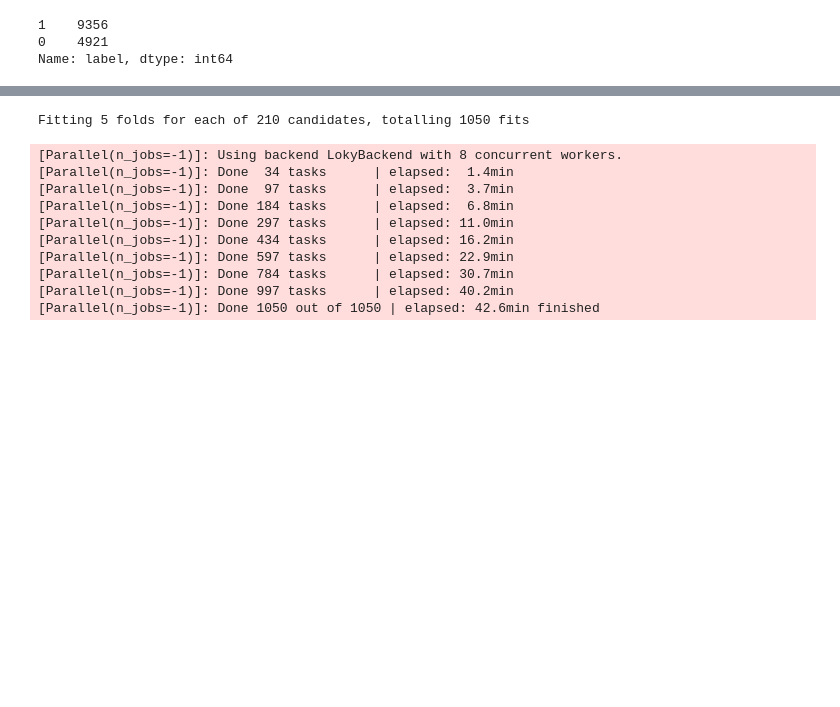
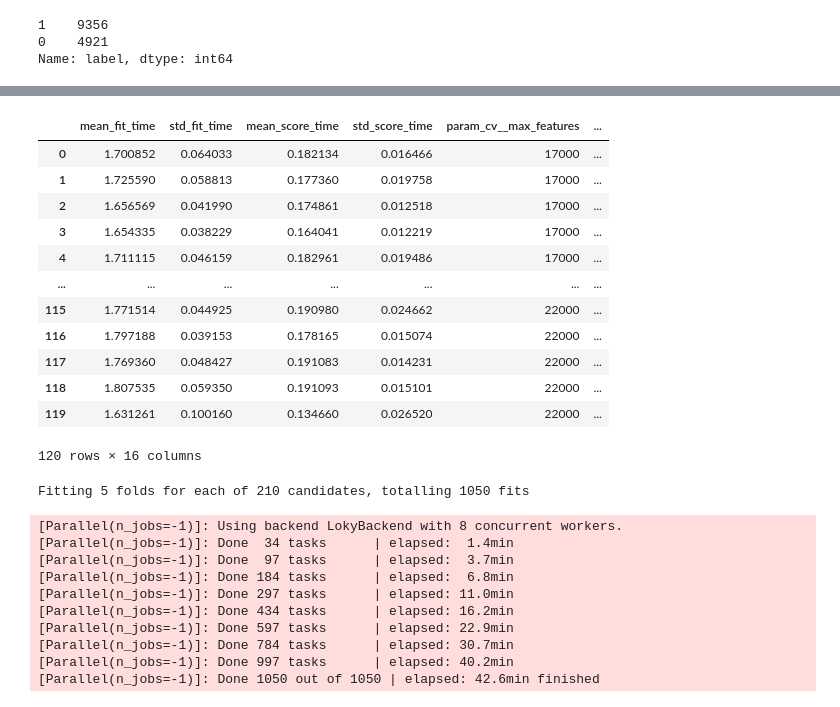
Before and after one commit to georgegarrington/mlLabs, a Jupyter notebook: coursework/v3.ipynb, the cells around one changed output, grey strips where cells are left out. Cells and saved outputs as stored; diff of their text form; code cells hidden in the pictures; blank space fills up the shorter version.

```diff
--- a/coursework/v3.ipynb
+++ b/coursework/v3.ipynb
@@ -352,0 +540,18 @@ def gridSearch(pipeline, params):
+# %%
+# Fifth iteration with the multinomial naive bayes algorithm,
+# trying ngrams from (1,8) to (1,12), 17000 max features in the vocabulary up to 22000 max features
+# in increments of 1000, and try values of 3-6 for alpha
+
+mNB_pipelineV5 = Pipeline([
+    ('cv', CountVectorizer()),
+    ('nb', MultinomialNB())
+])
+
+mNB_paramsV5 = {
+    'cv__ngram_range' : [(1,x) for x in range (8,13)],
+    'cv__max_features' : [1000 * i for i in range (17,23)],
+    'nb__alpha' : [i for i in range (3,7)]
+}
+
+mNBResult_V5 = grid_search(mNB_pipelineV5, mNB_paramsV5)
+report_scores(mNBResult_V5)
@@ -353,3 +691,20 @@ def gridSearch(pipeline, params):
+# %%
+#how to display the results of the grid search as a large table
+pd.DataFrame(mNBResult_V5.cv_results_)
+# %% [output]
+|  | mean_fit_time | std_fit_time | mean_score_time | std_score_time | param_cv__max_features | ... |
+| 0 | 1.700852 | 0.064033 | 0.182134 | 0.016466 | 17000 | ... |
+| 1 | 1.725590 | 0.058813 | 0.177360 | 0.019758 | 17000 | ... |
+| 2 | 1.656569 | 0.041990 | 0.174861 | 0.012518 | 17000 | ... |
+| 3 | 1.654335 | 0.038229 | 0.164041 | 0.012219 | 17000 | ... |
+| 4 | 1.711115 | 0.046159 | 0.182961 | 0.019486 | 17000 | ... |
+| ... | ... | ... | ... | ... | ... | ... |
+| 115 | 1.771514 | 0.044925 | 0.190980 | 0.024662 | 22000 | ... |
+| 116 | 1.797188 | 0.039153 | 0.178165 | 0.015074 | 22000 | ... |
+| 117 | 1.769360 | 0.048427 | 0.191083 | 0.014231 | 22000 | ... |
+| 118 | 1.807535 | 0.059350 | 0.191093 | 0.015101 | 22000 | ... |
+| 119 | 1.631261 | 0.100160 | 0.134660 | 0.026520 | 22000 | ... |
+120 rows × 16 columns
 # %%
 #pipeline which always starts with a countvectorizer
 mNaiveBayesPipeline = Pipeline([
```
Also changed, not shown: parts of 14 cells of this notebook, 1 other file.
